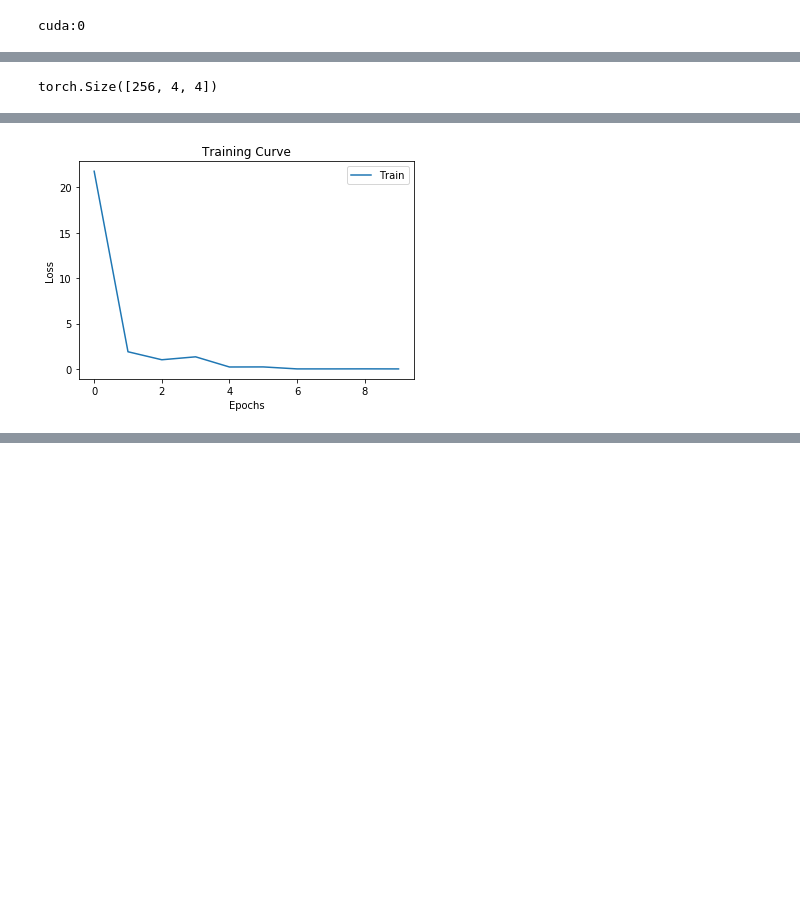
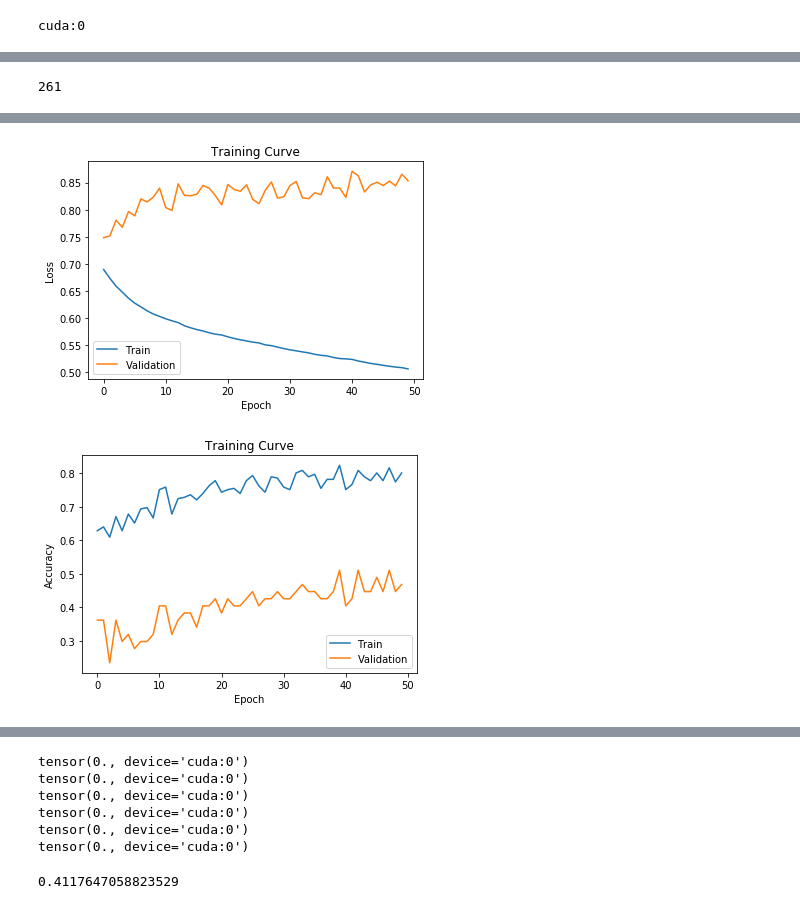
Before and after one commit to RRamdo233/APS360-Group-Project, a Jupyter notebook: Dataset.ipynb, the cells around one changed output, grey strips where cells are left out. Saved outputs shown, nothing was run; the diff lists cells and outputs as text; code cells hidden in the pictures; blank space fills up the shorter version.

```diff
--- a/Dataset.ipynb
+++ b/Dataset.ipynb
@@ -94,0 +124,12 @@ plt.imshow(all_data[0][0][1])
+# %%
+old_train_data = train_data
+train_AD = []
+for item in train_data:
+    if item[1] == 1:
+        train_AD.append(item)
+train_data = old_train_data + train_AD * 4
+
+print("Number of data points in new train dataset: {}".format(len(train_data)))
+counts = Counter(x[1] for x in train_data)
+print("Number of non-AD scans in new train dataset: {}".format(counts[0]))
+print("Number of AD scan in new train dataset: {}".format(counts[1]))
@@ -116,0 +160,4 @@ scan_dataset = T1Dataset(all_data, None)
+# %%
+train_dataset = T1Dataset(train_data, None)
+valid_dataset = T1Dataset(valid_data, None)
+test_dataset = T1Dataset(test_data, None)
@@ -116,0 +191,12 @@ scan_dataset = T1Dataset(all_data, None)
+# %%
+train_features_list = []
+for i in range(train_features.shape[0]):
+    train_features_list.append((train_features[i], train_labels[i]))
+
+valid_features_list = []
+for i in range(valid_features.shape[0]):
+    valid_features_list.append((valid_features[i], valid_labels[i]))
+
+test_features_list = []
+for i in range(test_features.shape[0]):
+    test_features_list.append((test_features[i], test_labels[i]))
@@ -166,22 +295,18 @@ for i in range(features.shape[0]):
-# %%
-print(features_list[0][0].shape)
-# %% [output]
-torch.Size([256, 4, 4])
 # %%
 class CNN2(nn.Module):
     def __init__(self):
         super(CNN2, self).__init__()
         self.name = "CNN2"
         # 256x6x6
-        self.fc1 = nn.Linear(256*4*4, 1024)
+        self.fc1 = nn.Linear(256*4*4, 512)
         nn.init.xavier_uniform(self.fc1.weight)
         #self.fc1 = nn.Linear(3*224*224, 512)
-        self.fc2 = nn.Linear(1024, 512)
+        self.fc2 = nn.Linear(512, 32)
         nn.init.xavier_uniform(self.fc2.weight)
-        self.fc3 = nn.Linear(512, 64)
+        #self.fc3 = nn.Linear(512, 64)
+        #nn.init.xavier_uniform(self.fc3.weight)
+        self.fc3 = nn.Linear(32, 1)
         nn.init.xavier_uniform(self.fc3.weight)
-        self.fc4 = nn.Linear(64, 1)
-        nn.init.xavier_uniform(self.fc4.weight)
         #self.softmax = nn.Softmax()
 
     def forward(self, x):
@@ -193,12 +318,16 @@ class CNN2(nn.Module):
         #print(x.shape)
         x = F.relu(self.fc3(x))
         #print(x.shape)
-        x = self.fc4(x)
+        #x = self.fc4(x)
         #x = self.softmax(x)
         x = x.squeeze(1) # Flatten to [batch_size]
         return x
+# %%
+len(train_features_list)
+# %% [output]
+261
 # %%
 alexnetCNN2 = CNN2()
 alexnetCNN2.cuda()
-train(alexnetCNN2, features_list, num_epochs=10, batch_size=32, learning_rate=1e-4)
+train(alexnetCNN2, train_features_list, num_epochs=50, batch_size=32, learning_rate=1e-4)
 # %% [output]
@@ -215 +351,2 @@ Epoch: 9 Training Loss: 0.0001467974652769044
-[figure, old version]
+[figure, new version]
+[figure, added]
@@ -216,0 +355,14 @@ Final Training Loss: 0.0001467974652769044
+# %%
+for param in alexnetCNN2.parameters():
+    print(param.grad.data.sum())
+# %% [output]
+tensor(0., device='cuda:0')
+tensor(0., device='cuda:0')
+tensor(0., device='cuda:0')
+tensor(0., device='cuda:0')
+tensor(0., device='cuda:0')
+tensor(0., device='cuda:0')
+# %%
+get_accuracy(alexnetCNN2, train=False)
+# %% [output]
+0.4117647058823529
```
Also changed, not shown: parts of 12 cells of this notebook.
